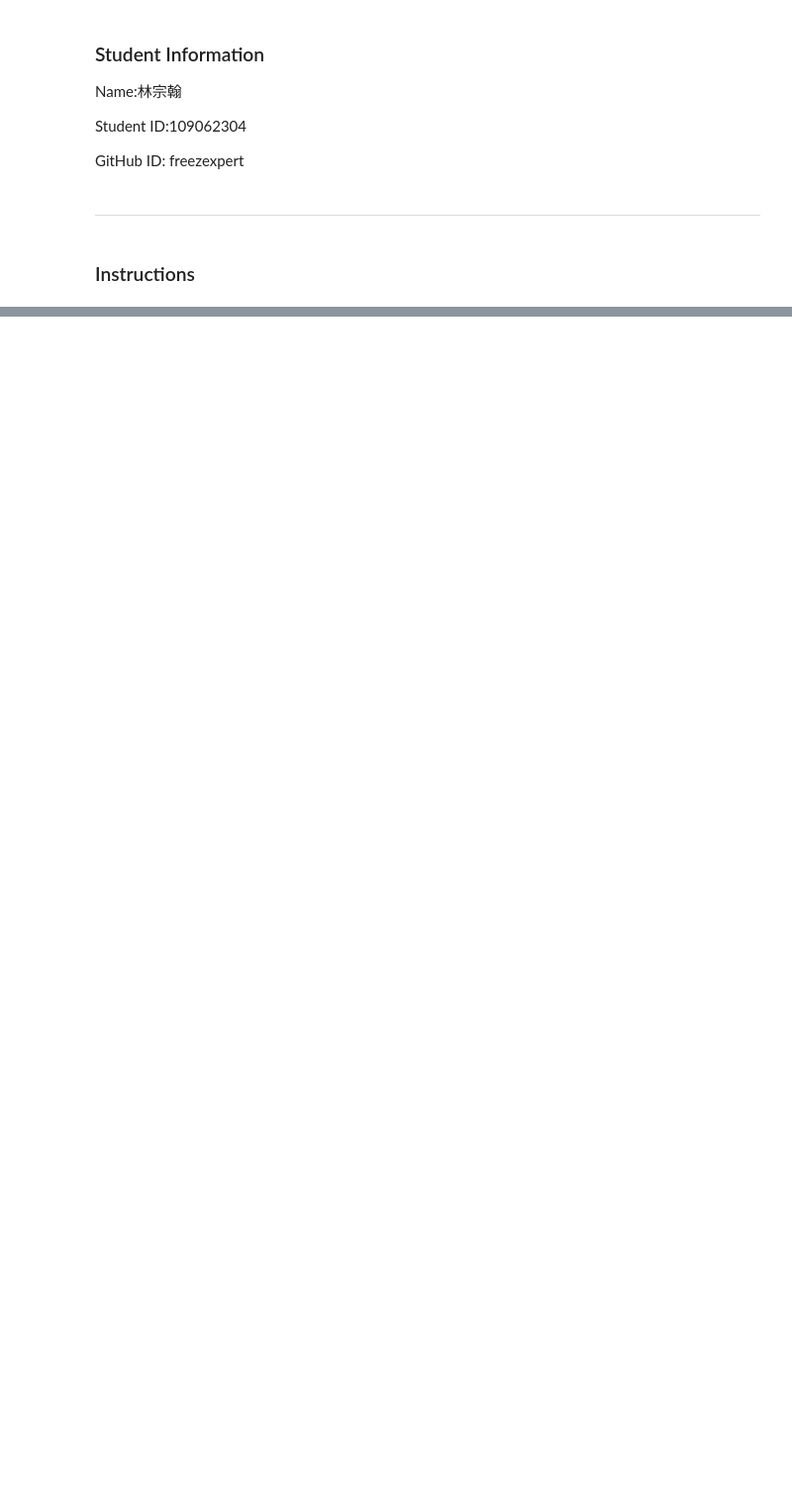
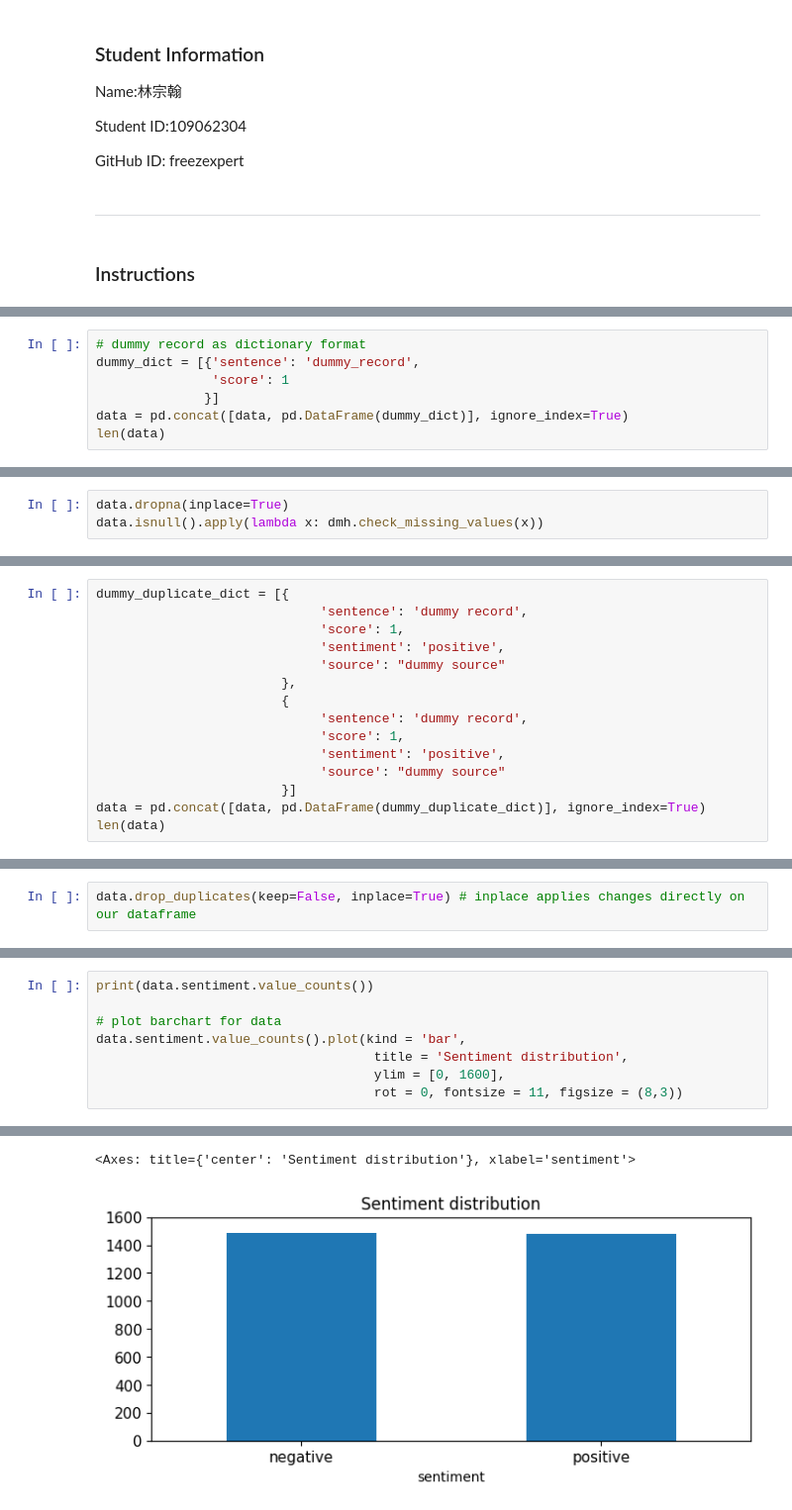
Before and after one commit to freezexpert/DM2023-Lab1-Master, a Jupyter notebook: Homework/DM2023-Lab1-Homework.ipynb, the cells around one changed output, grey strips where cells are left out. Shown at 99% size. Cells and saved outputs as stored; diff of their text form; blank space fills up the shorter version.

```diff
--- a/Homework/DM2023-Lab1-Homework.ipynb
+++ b/Homework/DM2023-Lab1-Homework.ipynb
@@ -35,0 +207,7 @@ You can submit your homework following these guidelines: [Git Intro & How to han
+# %%
+# dummy record as dictionary format
+dummy_dict = [{'sentence': 'dummy_record',
+               'score': 1
+              }]
+data = pd.concat([data, pd.DataFrame(dummy_dict)], ignore_index=True)
+len(data)
@@ -35,0 +222,3 @@ You can submit your homework following these guidelines: [Git Intro & How to han
+# %%
+data.dropna(inplace=True)
+data.isnull().apply(lambda x: dmh.check_missing_values(x))
@@ -35,0 +252,15 @@ You can submit your homework following these guidelines: [Git Intro & How to han
+# %%
+dummy_duplicate_dict = [{
+                             'sentence': 'dummy record',
+                             'score': 1,
+                             'sentiment': 'positive',
+                             'source': "dummy source"
+                        },
+                        {
+                             'sentence': 'dummy record',
+                             'score': 1,
+                             'sentiment': 'positive',
+                             'source': "dummy source"
+                        }]
+data = pd.concat([data, pd.DataFrame(dummy_duplicate_dict)], ignore_index=True)
+len(data)
@@ -35,0 +273,2 @@ You can submit your homework following these guidelines: [Git Intro & How to han
+# %%
+data.drop_duplicates(keep=False, inplace=True) # inplace applies changes directly on our dataframe
@@ -35,0 +317,9 @@ You can submit your homework following these guidelines: [Git Intro & How to han
+# %%
+print(data.sentiment.value_counts())
+
+# plot barchart for data
+data.sentiment.value_counts().plot(kind = 'bar',
+                                    title = 'Sentiment distribution',
+                                    ylim = [0, 1600],
+                                    rot = 0, fontsize = 11, figsize = (8,3))
+# %% [output]
@@ -35,0 +330,2 @@ You can submit your homework following these guidelines: [Git Intro & How to han
+<Axes: title={'center': 'Sentiment distribution'}, xlabel='sentiment'>
+[figure, added]
```
Also changed, not shown: parts of 91 cells of this notebook, 9 other files.
